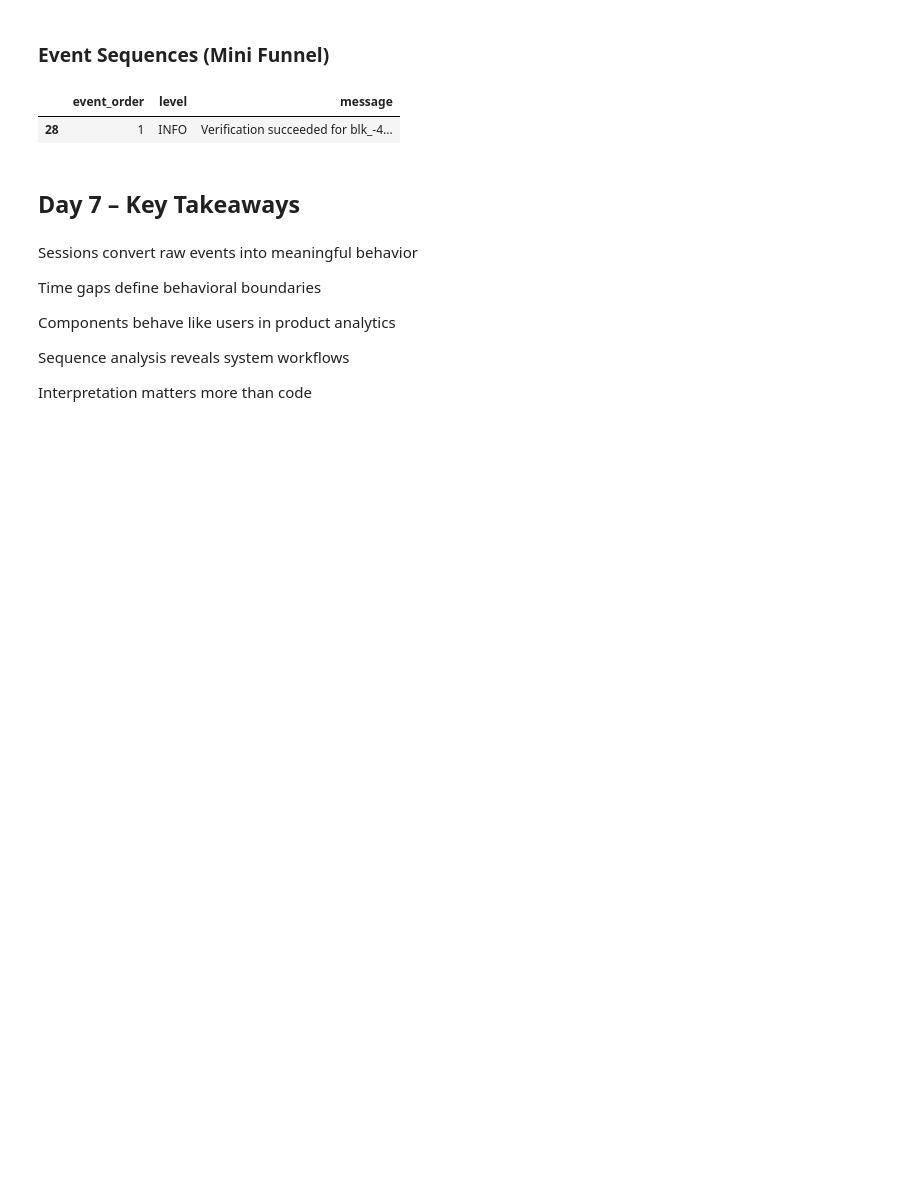
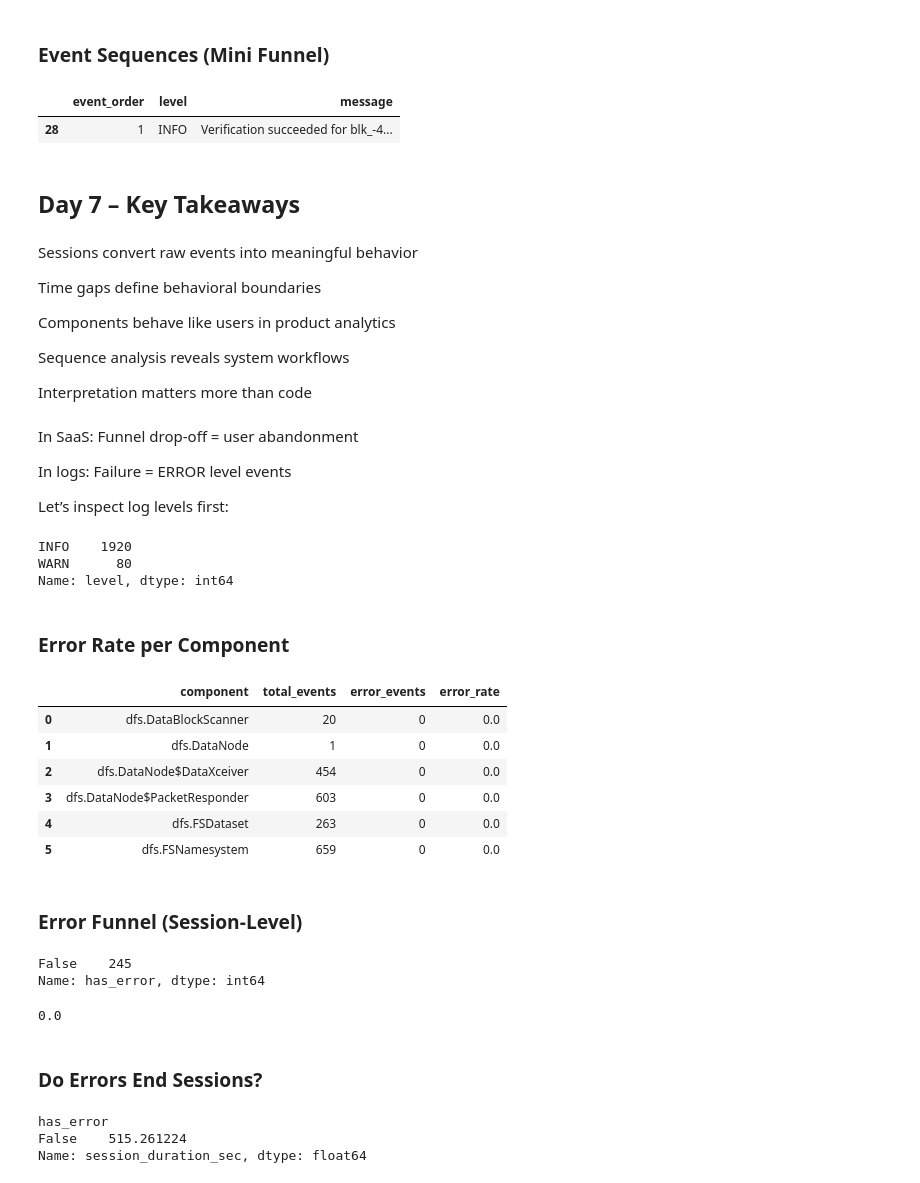
Before and after one commit to asimjamal/Modern-Saas-Product-Analytics, a Jupyter notebook: notebook/dataset_ingestion.ipynb, the cells around one changed output. Saved outputs shown, nothing was run; the diff lists cells and outputs as text; code cells hidden in the pictures; blank space fills up the shorter version.

Commit message:
Built error funnels and session-level failure analysis

```diff
--- a/notebook/dataset_ingestion.ipynb
+++ b/notebook/dataset_ingestion.ipynb
@@ -185,3 +185,77 @@ Components behave like users in product analytics
 Sequence analysis reveals system workflows
 
 Interpretation matters more than code
+# %% [markdown]
+In SaaS:
+Funnel drop-off = user abandonment
+
+In logs:
+Failure = ERROR level events
+
+Let’s inspect log levels first:
+# %%
+df["level"].value_counts()
+# %% [output]
+INFO    1920
+WARN      80
+Name: level, dtype: int64
+# %% [markdown]
+### Error Rate per Component
+# %%
+error_summary = (
+    df.groupby("component")
+      .agg(
+          total_events=("message", "count"),
+          error_events=("level", lambda x: (x == "ERROR").sum())
+      )
+      .reset_index()
+)
+
+error_summary["error_rate"] = (
+    error_summary["error_events"] / error_summary["total_events"]
+)
+
+error_summary.sort_values("error_rate", ascending=False)
+# %% [output]
+|  | component | total_events | error_events | error_rate |
+| 0 | dfs.DataBlockScanner | 20 | 0 | 0.0 |
+| 1 | dfs.DataNode | 1 | 0 | 0.0 |
+| 2 | dfs.DataNode$DataXceiver | 454 | 0 | 0.0 |
+| 3 | dfs.DataNode$PacketResponder | 603 | 0 | 0.0 |
+| 4 | dfs.FSDataset | 263 | 0 | 0.0 |
+| 5 | dfs.FSNamesystem | 659 | 0 | 0.0 |
+# %% [markdown]
+### Error Funnel (Session-Level)
+# %%
+session_errors = (
+    df.groupby(["component", "session_id"])
+      .agg(
+          total_events=("message", "count"),
+          has_error=("level", lambda x: (x == "ERROR").any())
+      )
+      .reset_index()
+)
+
+session_errors["has_error"].value_counts()
+# %% [output]
+False    245
+Name: has_error, dtype: int64
+# %%
+error_session_rate = session_errors["has_error"].mean()
+error_session_rate
+# %% [output]
+0.0
+# %% [markdown]
+### Do Errors End Sessions?
+# %%
+session_summary = session_summary.merge(
+    session_errors[["component", "session_id", "has_error"]],
+    on=["component", "session_id"],
+    how="left"
+)
+
+session_summary.groupby("has_error")["session_duration_sec"].mean()
+# %% [output]
+has_error
+False    515.261224
+Name: session_duration_sec, dtype: float64
```
Also changed, not shown: parts of 6 cells of this notebook.
